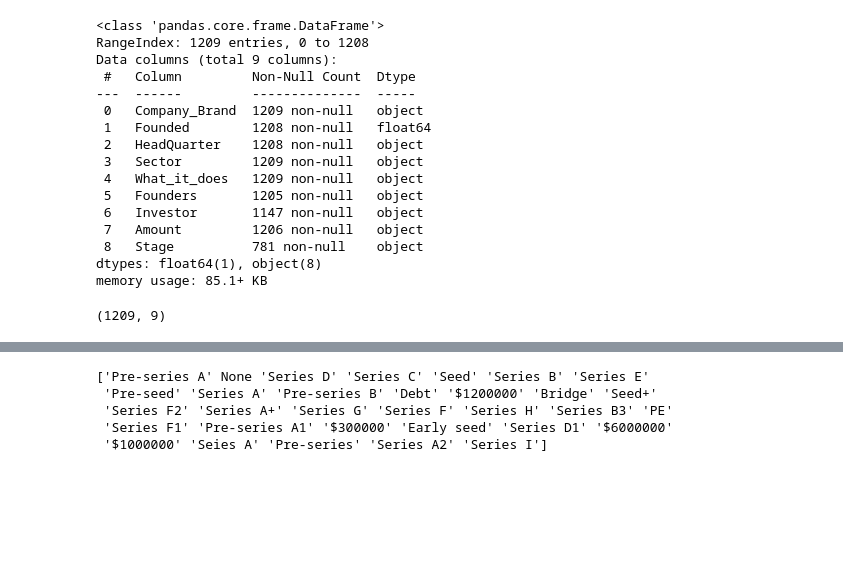
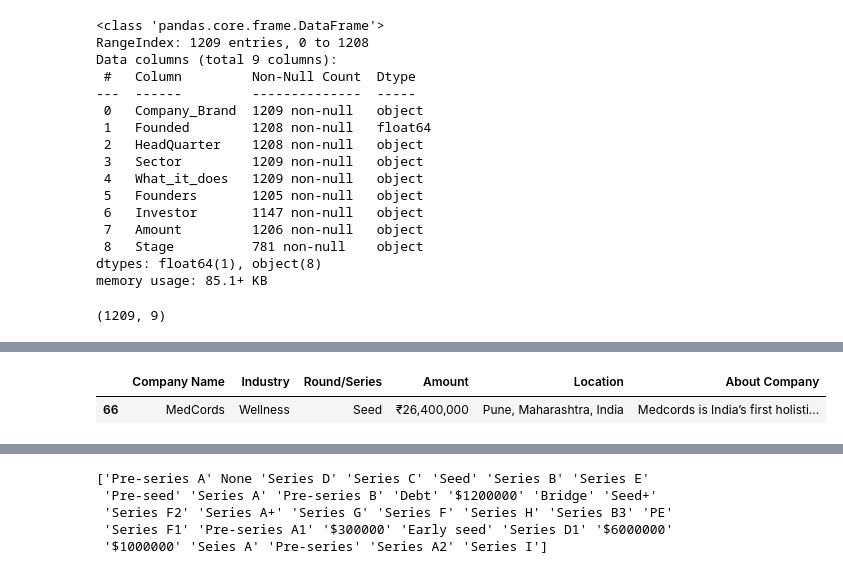
Before and after one commit to BamBamOguns/CA_First_Project_LP1, a Jupyter notebook: Notebooks/main.ipynb, the cells around one changed output, grey strips where cells are left out. Saved outputs shown, nothing was run; the diff lists cells and outputs as text; code cells hidden in the pictures; blank space fills up the shorter version.

```diff
--- a/Notebooks/main.ipynb
+++ b/Notebooks/main.ipynb
@@ -89,0 +388,6 @@ data_2021.shape
+# %%
+# Replacing mising values with np.NaN
+data_2018['Industry'] = data_2018['Industry'].replace('—', np.nan)
+# %%
+# Simplifying the 'Industry' column by splitting values with a comma delimiter, selecting only the first element from the resulting list of substrings. Then remove single quotes since they are strings
+data_2018['Industry'] = data_2018['Industry'].str.split(',').str[0].str.replace("'", ",", regex = True)
@@ -89,0 +447,6 @@ data_2021.shape
+# %%
+# Checking for irregularities in values and company description
+data_2018[data_2018['Industry'] == 'Wellness']
+# %% [output]
+|  | Company Name | Industry | Round/Series | Amount | Location | About Company |
+| 66 | MedCords | Wellness | Seed | ₹26,400,000 | Pune, Maharashtra, India | Medcords is India’s first holisti... |
```
Also changed, not shown: parts of 42 cells of this notebook.
